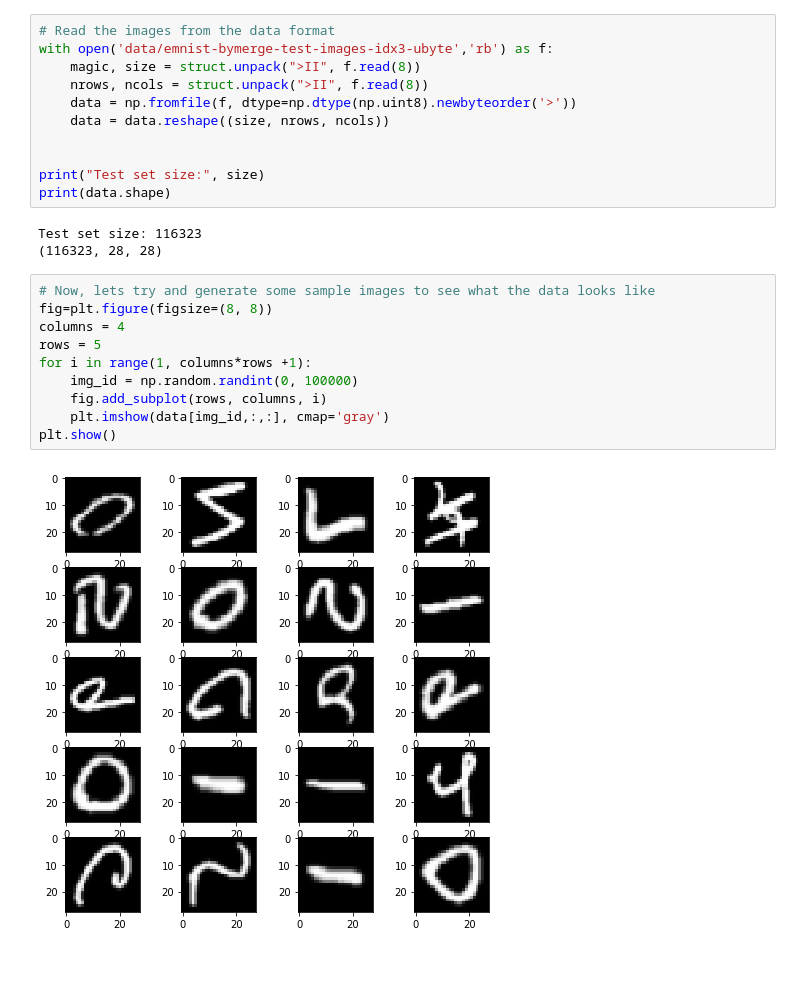
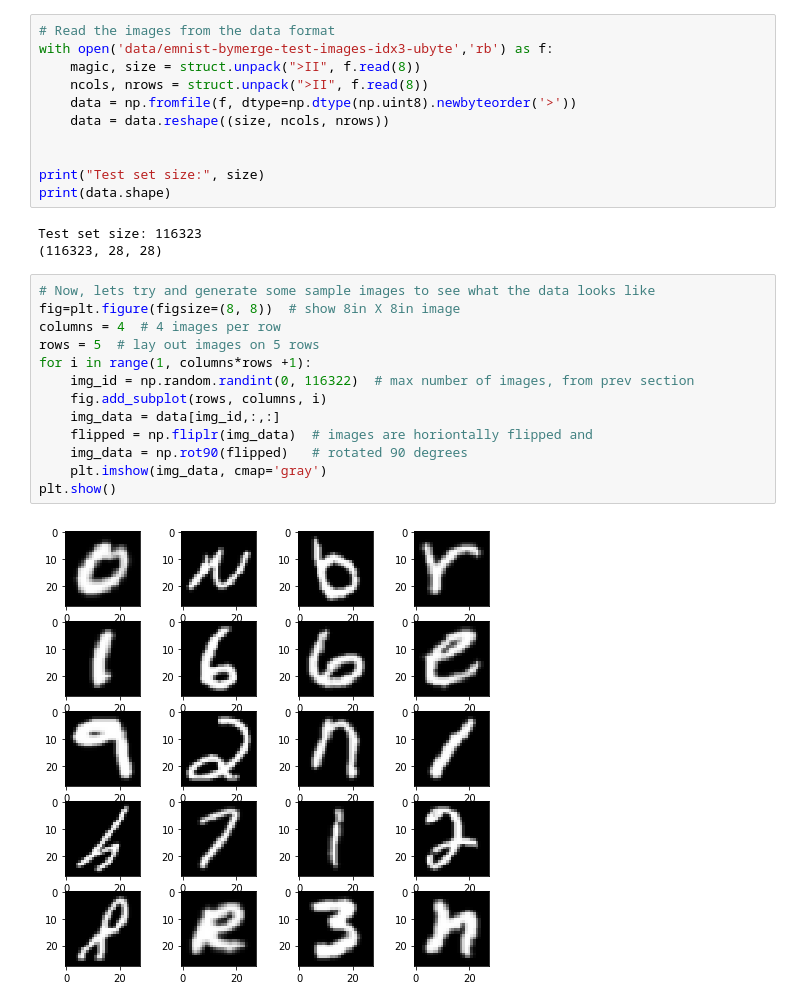
Before and after one commit to PacktPublishing/Hands-On-Deep-Learning-for-Mobile, a Jupyter notebook: Chapter1/emnist_analysis.ipynb, the cells around one changed output. Saved outputs shown, nothing was run; the diff lists cells and outputs as text; blank space fills up the shorter version.

```diff
--- a/Chapter1/emnist_analysis.ipynb
+++ b/Chapter1/emnist_analysis.ipynb
@@ -12,9 +13,9 @@ The full data set can be downloaded from [here](https://www.itl.nist.gov/iaui/vi
 # Read the images from the data format
 with open('data/emnist-bymerge-test-images-idx3-ubyte','rb') as f:
     magic, size = struct.unpack(">II", f.read(8))
-    nrows, ncols = struct.unpack(">II", f.read(8))
+    ncols, nrows = struct.unpack(">II", f.read(8))
     data = np.fromfile(f, dtype=np.dtype(np.uint8).newbyteorder('>'))
-    data = data.reshape((size, nrows, ncols))
+    data = data.reshape((size, ncols, nrows))
 
 
 print("Test set size:", size)
@@ -24,14 +25,17 @@ Test set size: 116323
 (116323, 28, 28)
 # %%
 # Now, lets try and generate some sample images to see what the data looks like
-fig=plt.figure(figsize=(8, 8))
-columns = 4
-rows = 5
+fig=plt.figure(figsize=(8, 8))  # show 8in X 8in image
+columns = 4  # 4 images per row
+rows = 5  # lay out images on 5 rows
 for i in range(1, columns*rows +1):
-    img_id = np.random.randint(0, 100000)
+    img_id = np.random.randint(0, 116322)  # max number of images, from prev section
     fig.add_subplot(rows, columns, i)
-    plt.imshow(data[img_id,:,:], cmap='gray')
+    img_data = data[img_id,:,:]
+    flipped = np.fliplr(img_data)  # images are horiontally flipped and
+    img_data = np.rot90(flipped)   # rotated 90 degrees
+    plt.imshow(img_data, cmap='gray')
 plt.show()
 # %% [output]
-[figure, old version]
+[figure, new version]
 # %%
```
Also changed, not shown: parts of 7 cells of this notebook.
